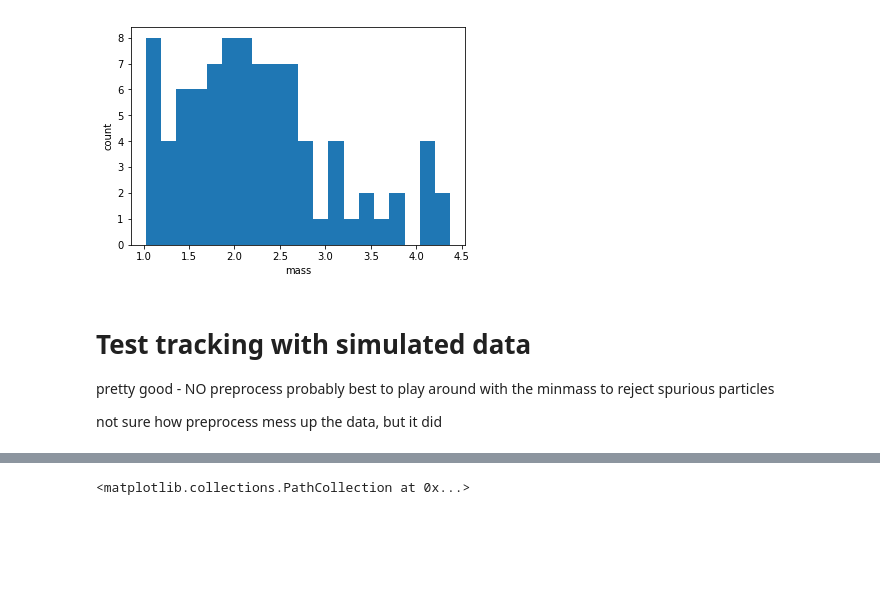
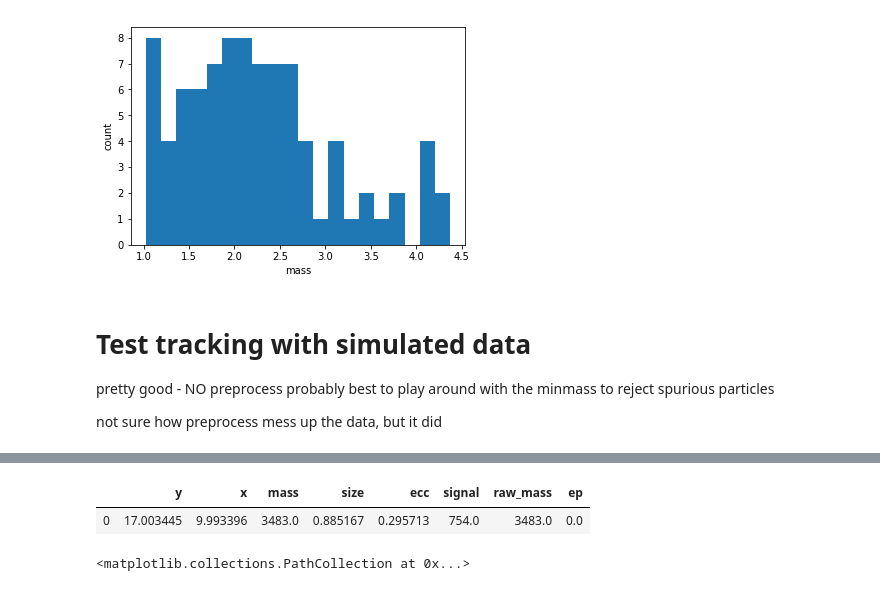
Before and after one commit to RaphaelSura/PythonPhotonicsLab, a Jupyter notebook: TestPrograms/Particle tracking.ipynb, the cells around one changed output, grey strips where cells are left out. Saved outputs shown, nothing was run; the diff lists cells and outputs as text; code cells hidden in the pictures; blank space fills up the shorter version.

```diff
--- a/TestPrograms/Particle tracking.ipynb
+++ b/TestPrograms/Particle tracking.ipynb
@@ -286,7 +290,7 @@ def gaussian2D(height, center_x, center_y, width_x, width_y):
 # Create the gaussian data
 
 L0 = 10 # um
-fwhm = 0.4 # um
+fwhm = 10.4 # um
 sdev = fwhm/(2*np.sqrt(2*np.log(2)))
 step = 10/60
 print(L0/step)
@@ -301,17 +305,17 @@ sweepRate = 4 # Hz
 # at NV, mean count = Apeak/sweepRate
 # data = gaussian2D(0, 0, 0, sdev, sdev)(Xin, Yin)
 data = gaussian2D(0, 0, 0, sdev, sdev)(Xinpx, Yinpx)
-bkg = 2e3 # APD dark count + surface FL + residual reflection
+bkg = 0*2e3 # APD dark count + surface FL + residual reflection
 # defect 2D density SiV/um^2
 
 print(f'Mean NV count = {Apeak/sweepRate}')
 print(f'Mean bkg count = {bkg/sweepRate}')
 print(f'SNR (amplitude) = {(Apeak/sweepRate)/np.sqrt((Apeak+2*bkg)/sweepRate)}')
 
-n2D = 0.2
+n2D = 0.01
 ndefect = np.random.poisson(n2D*L0*L0)
 
-# ndefect=1
+ndefect=1
 print(f'Total number of defects = {ndefect}')
 for i in range(ndefect):
 #     x,y = np.random.uniform(-L0/2,L0/2,2)
@@ -322,7 +326,7 @@ for i in range(ndefect):
 #     x = L0/step/2
 #     y=L0/step/2
     print(int(x),int(y))
-    data += gaussian2D(Apeak/sweepRate, int(x),int(y), 2,2)(Xinpx, Yinpx)
+    data += gaussian2D(Apeak/sweepRate, int(x),int(y), sdev,sdev)(Xinpx, Yinpx)
 
 #     data[int(x),int(y)]+=100
 
@@ -374,6 +369,6 @@ Total number of defects = 21
 # %%
 # f = tp.locate(data,25,invert=False,max_iterations=600,smoothing_size=33,noise_size=3)
 # f = tp.locate(data,21,invert=False,smoothing_size=33,noise_size=1,maxsize=33,filter_after=False)
-f = tp.locate(data,3,invert=False,preprocess=False,minmass=2650)
+f = tp.locate(data,3,invert=False,preprocess=False,minmass=1650)
 f.shape
 # %% [output]
@@ -388,3 +384,8 @@ plt.scatter(f.values[:,1],f.values[:,0])
+# %%
+f
+# %% [output]
+|  | y | x | mass | size | ecc | signal | raw_mass | ep |
+| 0 | 17.003445 | 9.993396 | 3483.0 | 0.885167 | 0.295713 | 754.0 | 3483.0 | 0.0 |
 # %%
 frefine=tp.refine_com(data,data, 3,f)
 
```
Also changed, not shown: parts of 7 cells of this notebook, 22 other files.
